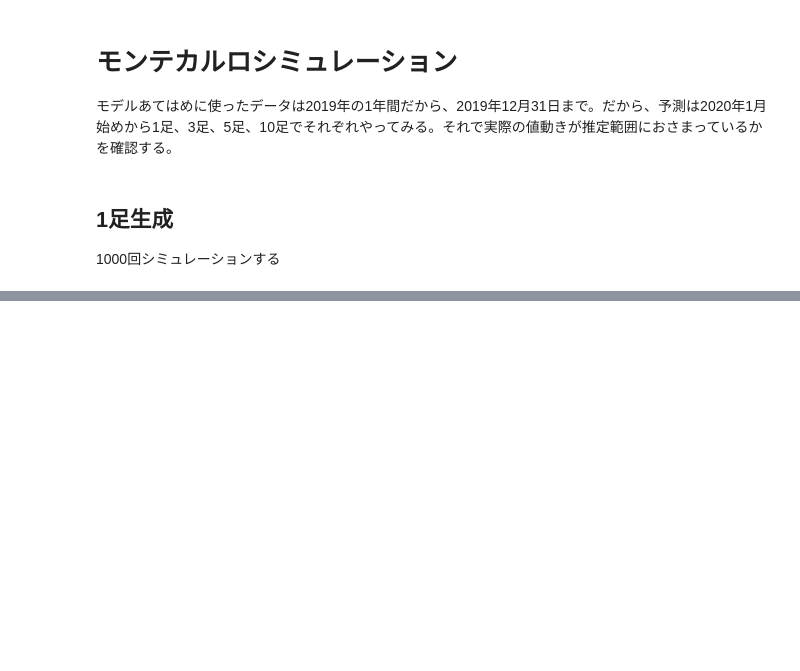
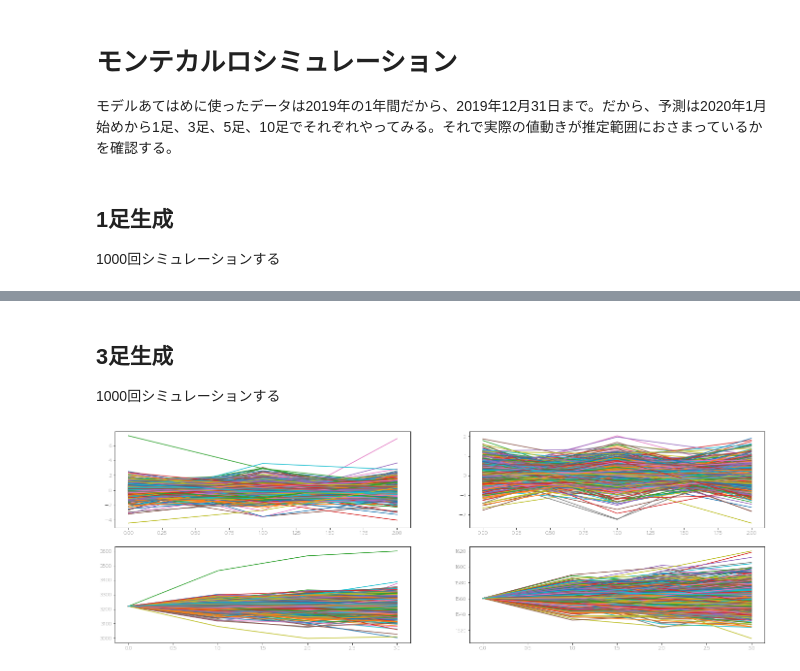
Before and after one commit to tmtlu/traiding-sandbox, a Jupyter notebook: seq-data-analysis-training-08-VaR-simulation.ipynb, the cells around one changed output, grey strips where cells are left out. Drawn from its saved outputs; the diff is of its cells as text; code cells hidden in the pictures; blank space fills up the shorter version.

```diff
--- a/seq-data-analysis-training-08-VaR-simulation.ipynb
+++ b/seq-data-analysis-training-08-VaR-simulation.ipynb
@@ -176,0 +217,27 @@ max_profs[0].size
+# %% [markdown]
+## 3足生成
+
+1000回シミュレーションする
+# %%
+sim_model = arch.arch_model(None, p=1, o=1, q=1, vol='EGARCH', dist='gaussian')
+
+sim_datas3 = [[], []]
+for i, prod in enumerate(prods):
+    for j in range(1000):
+        sim_datas3[i].append(sim_model.simulate(egaresults[i].params, nobs=3))
+# %%
+"""
+ここで推定したいことは、
+- 一定確率で損失がいくらにおさまるか。例えば、95%の確率で損失がいくら以内におさまるのか。
+- 最大保有期間での損益の期待値
+- 一定確率で価格がどこまで上昇するか。例えば、95%の確率で最大保有期間内に到達する価格はいくらか。
+  つまり、その価格を手仕舞いの目標価格とすれば95%の確率でその価格で手仕舞えることになる。
+"""
+
+fig, ax = plt.subplots(2, 2, figsize=(24, 8))
+for i, sim_data in enumerate(sim_datas3):
+    for sim_d in sim_data:
+        ax[0, i].plot(sim_d.index, sim_d['data'])
+        ax[1, i].plot(np.arange(4), restore_price_from_log_return(sim_d['data'], rrdfs2019[i]['Close'][-1]))
+# %% [output]
+[figure, added]
```
Also changed, not shown: parts of 5 cells of this notebook.
